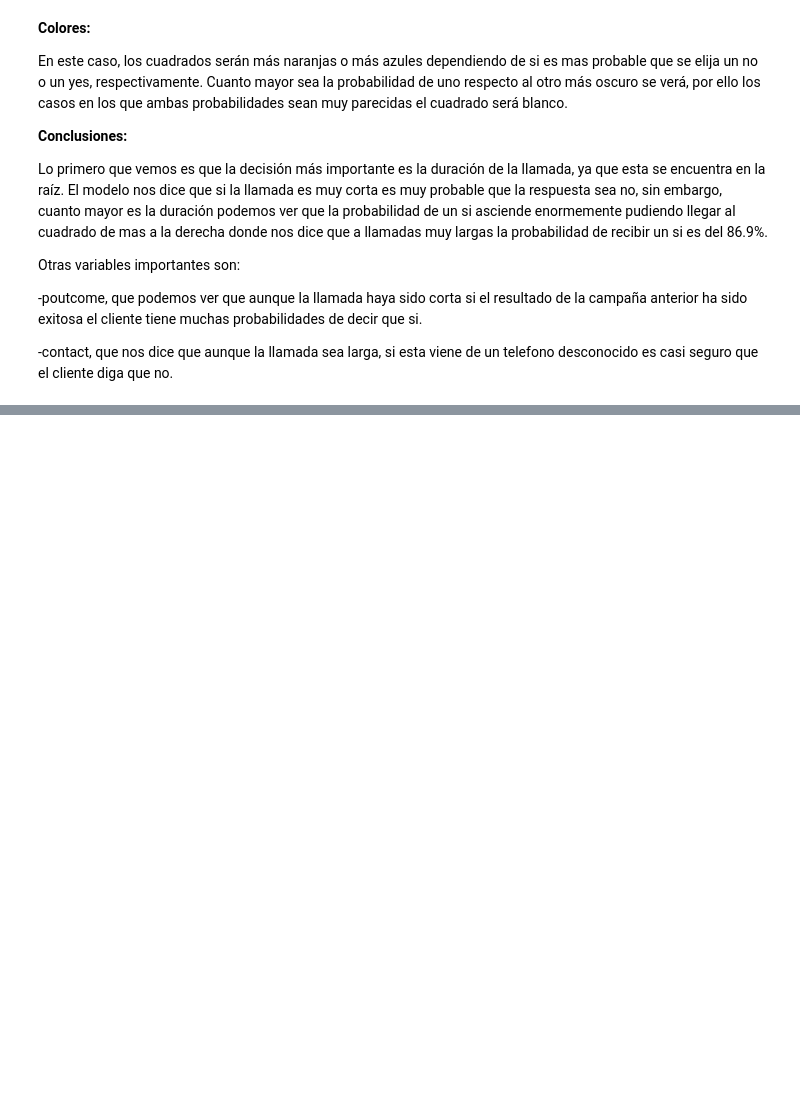
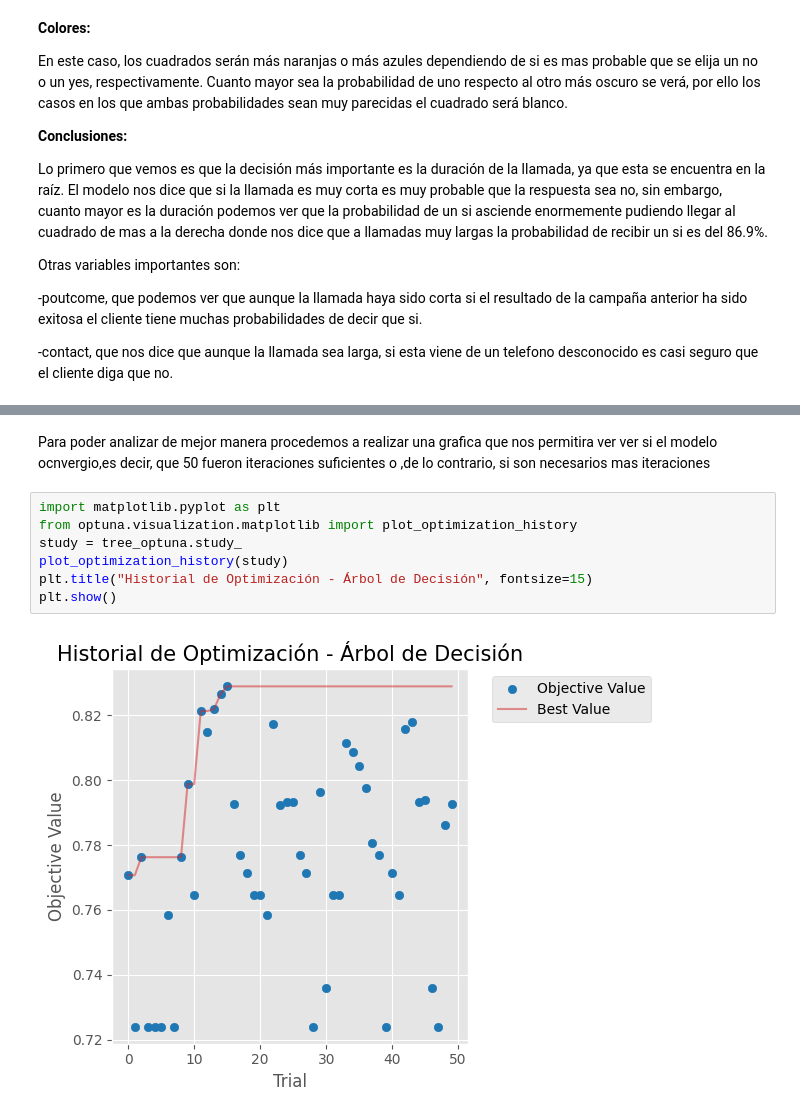
Before and after one commit to 100522320/g81_P1_03_Aprendizaje_Automatico, a Jupyter notebook: notebook_pruebas.ipynb, the cells around one changed output, grey strips where cells are left out. Cells and saved outputs as stored; diff of their text form; blank space fills up the shorter version.

```diff
--- a/notebook_pruebas.ipynb
+++ b/notebook_pruebas.ipynb
@@ -698,0 +798,11 @@ Otras variables importantes son:
+# %% [markdown]
+Para poder analizar de mejor manera procedemos a realizar una grafica que nos permitira ver ver si el modelo ocnvergio,es decir, que 50 fueron iteraciones suficientes o ,de lo contrario, si son necesarios mas iteraciones
+# %%
+import matplotlib.pyplot as plt
+from optuna.visualization.matplotlib import plot_optimization_history
+study = tree_optuna.study_
+plot_optimization_history(study)
+plt.title("Historial de Optimización - Árbol de Decisión", fontsize=15)
+plt.show()
+# %% [output]
+[figure, added]
```
Also changed, not shown: parts of 28 cells of this notebook.
